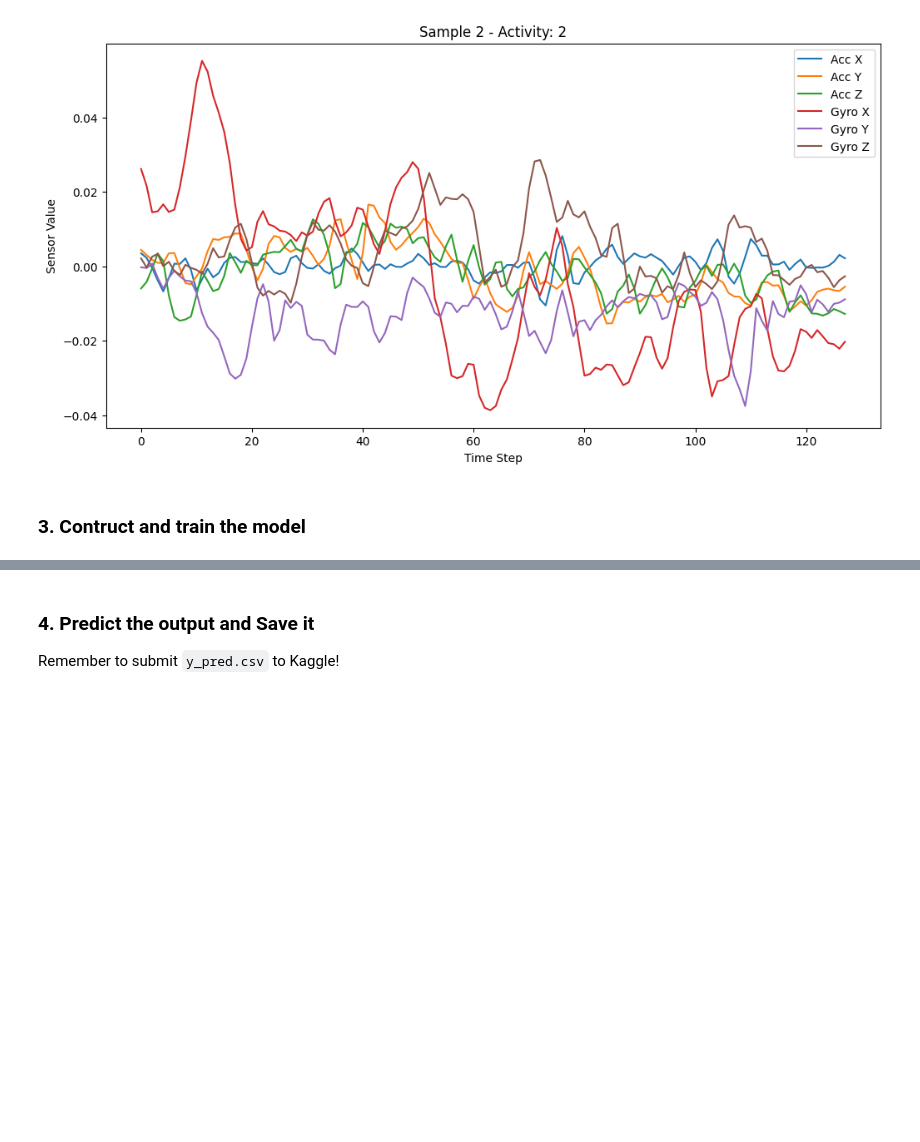
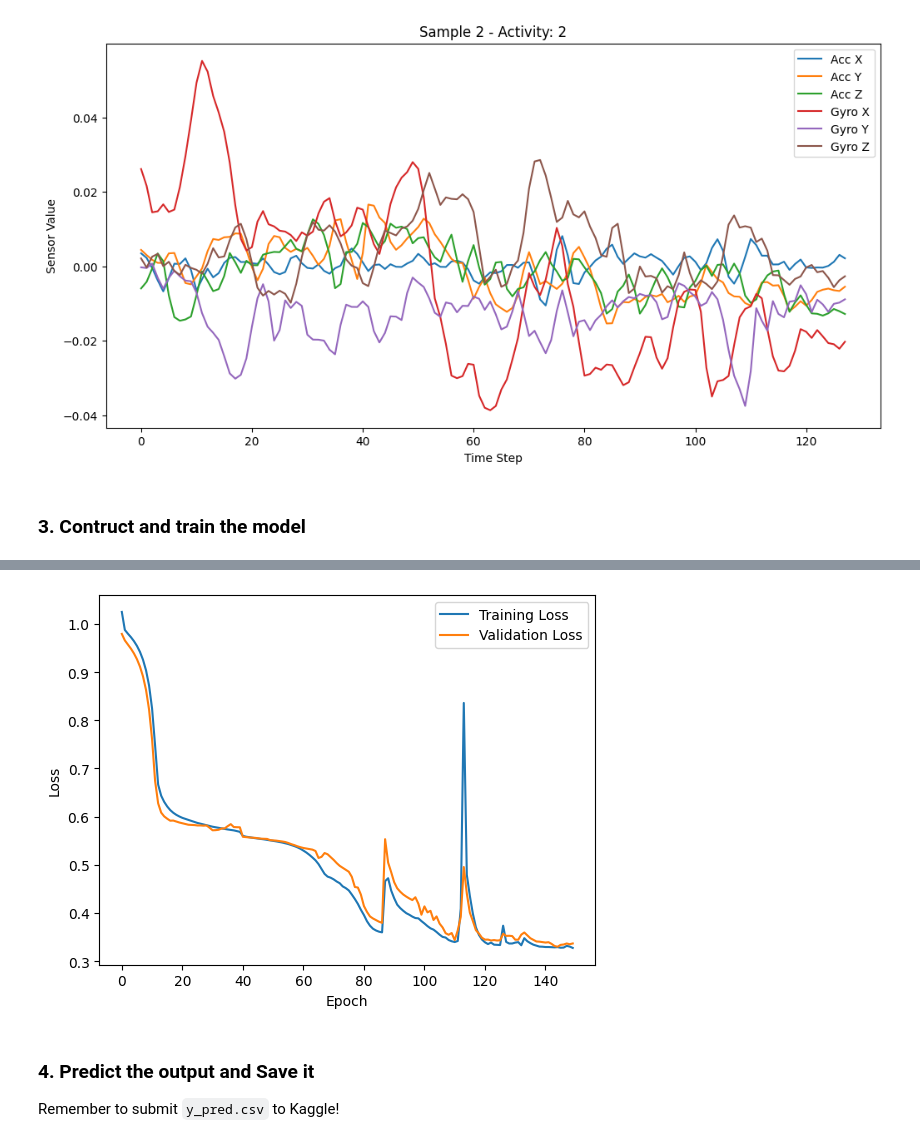
Before and after one commit to liuutin9/Introduction_to_Machine_Learning, a Jupyter notebook: Lab6/Lab6.ipynb, the cells around one changed output, grey strips where cells are left out. Drawn from its saved outputs; the diff is of its cells as text; code cells hidden in the pictures; blank space fills up the shorter version.

```diff
--- a/Lab6/Lab6.ipynb
+++ b/Lab6/Lab6.ipynb
@@ -449,7 +449,6 @@ class Model():
         self.train_losses = []  # Initialize a list to store training losses
         self.val_losses = []  # Initialize a list to store validation losses
         for epoch in range(epochs):
-            os.system('clear')
             total_loss = 0
             ### START CODE HERE ###
             num_batches = X_train.shape[0] // batch_size    # Calculate the number of batches
@@ -1005,8 +1005,8 @@ input_size = 6  # Number of input features (1 for single sine wave value)
 rnn_units = 64  # Number of units in the RNN layer
 dense_units = 32  # Number of units in the Dense layer
 output_size = 3  # Number of output classes
-lr_decay_step = 80
-lr_decay = 0.3
+lr_decay_step = 40
+lr_decay = 0.5
 
 model = Model()
 model.add(RNN(input_size, rnn_units))
@@ -1016,7 +1016,7 @@ model.add(Activation("relu", None))
 model.add(Dense(dense_units, output_size))
 model.add(Activation("softmax", None))
 # Train the model
-model.train(X_train, y_train, X_val, y_val, epochs=150, learning_rate=0.003, batch_size = 32, loss_function='cce', lr_decay_step=lr_decay_step, lr_decay=lr_decay)
+model.train(X_train, y_train, X_val, y_val, epochs=150, learning_rate=0.005, batch_size = 32, loss_function='cce', lr_decay_step=lr_decay_step, lr_decay=lr_decay)
 
 ### END CODE HERE ###
 # Plot the training and validation losses
@@ -1050,3 +1050,7 @@ Epoch 12/200, Validation Loss: 0.9078102578526575
+# %%
+model.plot_losses()
+# %% [output]
+[figure, added]
 # %% [markdown]
 ### 4. Predict the output and Save it
 Remember to submit `y_pred.csv` to Kaggle!
```
Also changed, not shown: parts of 2 cells of this notebook, 2 other files.
